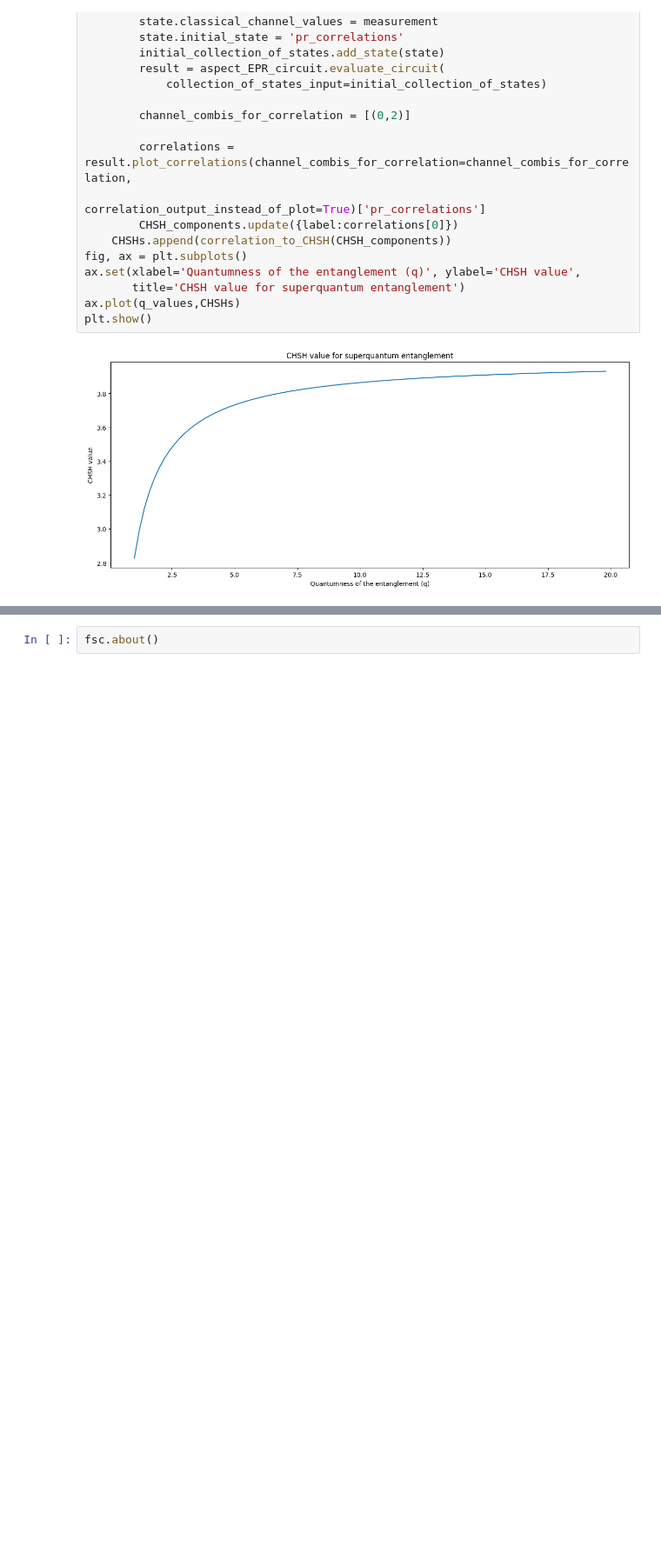
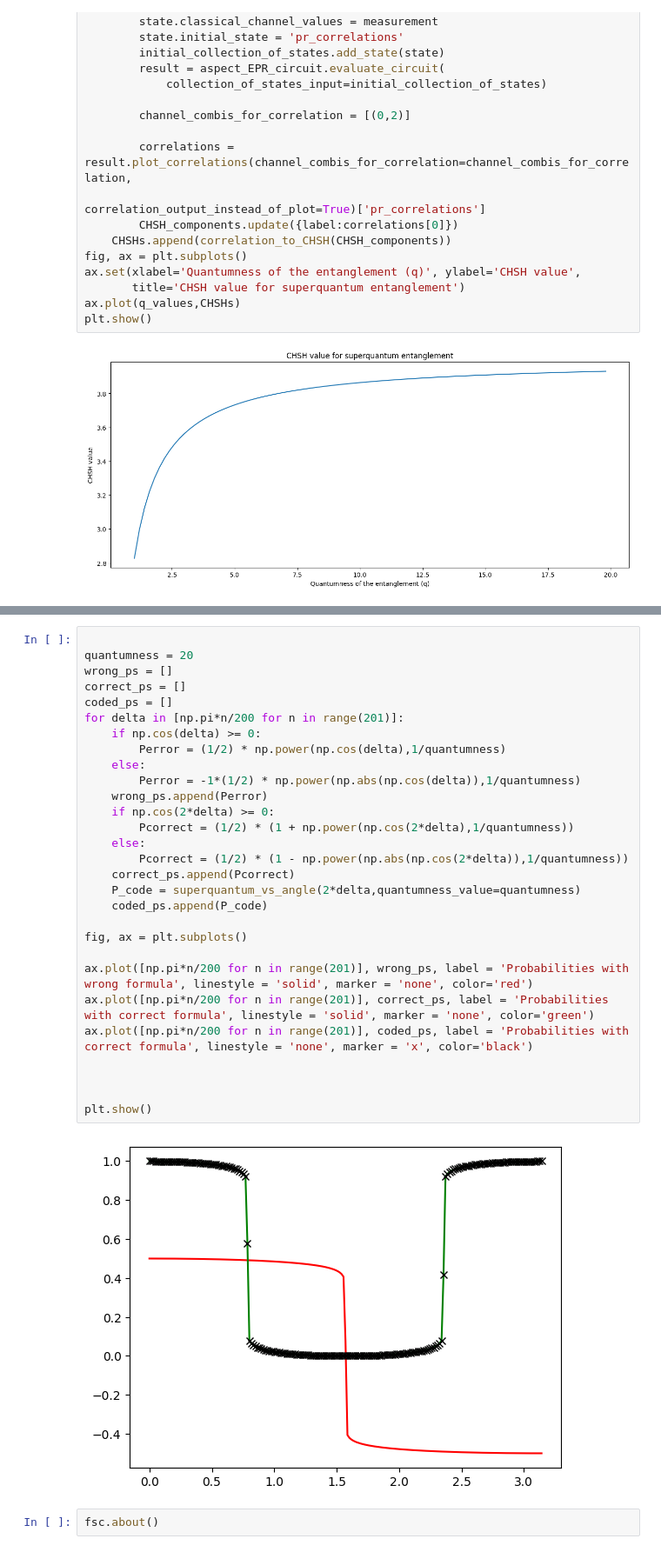
Before and after one commit to robhendrik/Popescu-Rohrlich-photons, a Jupyter notebook: PopescuRohrlichPhotons.ipynb, the cells around one changed output, grey strips where cells are left out. Shown at 87% size. Saved outputs shown, nothing was run; the diff lists cells and outputs as text; blank space fills up the shorter version.

```diff
--- a/PopescuRohrlichPhotons.ipynb
+++ b/PopescuRohrlichPhotons.ipynb
@@ -480,3 +499,34 @@ plt.show()
+# %%
+
+quantumness = 20
+wrong_ps = []
+correct_ps = []
+coded_ps = []
+for delta in [np.pi*n/200 for n in range(201)]:
+    if np.cos(delta) >= 0:
+        Perror = (1/2) * np.power(np.cos(delta),1/quantumness)
+    else:
+        Perror = -1*(1/2) * np.power(np.abs(np.cos(delta)),1/quantumness)
+    wrong_ps.append(Perror)
+    if np.cos(2*delta) >= 0:
+        Pcorrect = (1/2) * (1 + np.power(np.cos(2*delta),1/quantumness))
+    else:
+        Pcorrect = (1/2) * (1 - np.power(np.abs(np.cos(2*delta)),1/quantumness))
+    correct_ps.append(Pcorrect)
+    P_code = superquantum_vs_angle(2*delta,quantumness_value=quantumness)
+    coded_ps.append(P_code)
+
+fig, ax = plt.subplots()
+
+ax.plot([np.pi*n/200 for n in range(201)], wrong_ps, label = 'Probabilities with wrong formula', linestyle = 'solid', marker = 'none', color='red')
+ax.plot([np.pi*n/200 for n in range(201)], correct_ps, label = 'Probabilities with correct formula', linestyle = 'solid', marker = 'none', color='green')
+ax.plot([np.pi*n/200 for n in range(201)], coded_ps, label = 'Probabilities with correct formula', linestyle = 'none', marker = 'x', color='black')
+
+
+
+plt.show()
+# %% [output]
+[figure, added]
 # %%
 fsc.about()
 # %% [output]
```
Also changed, not shown: parts of 2 cells of this notebook, 2 other files.
